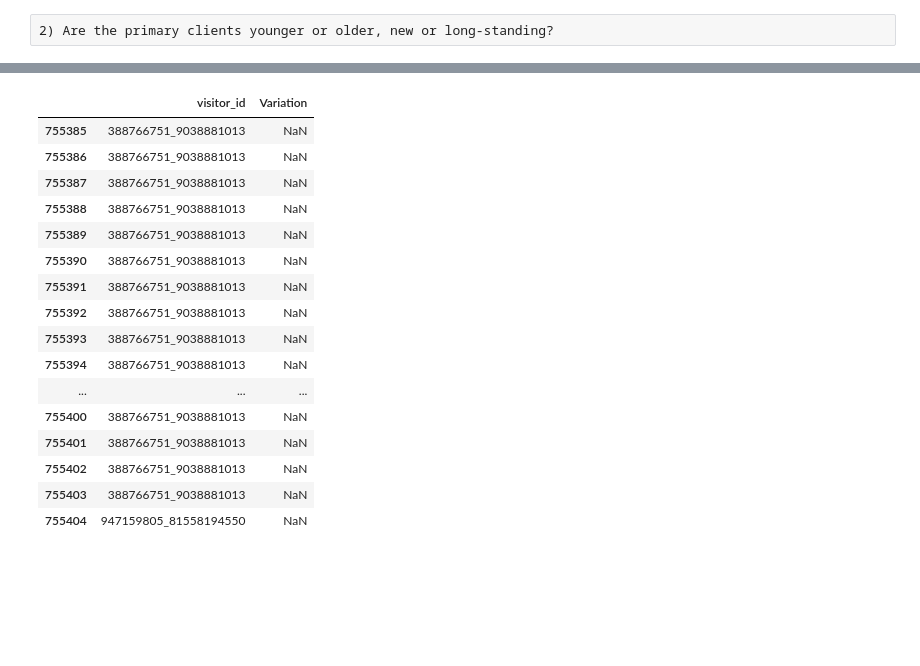
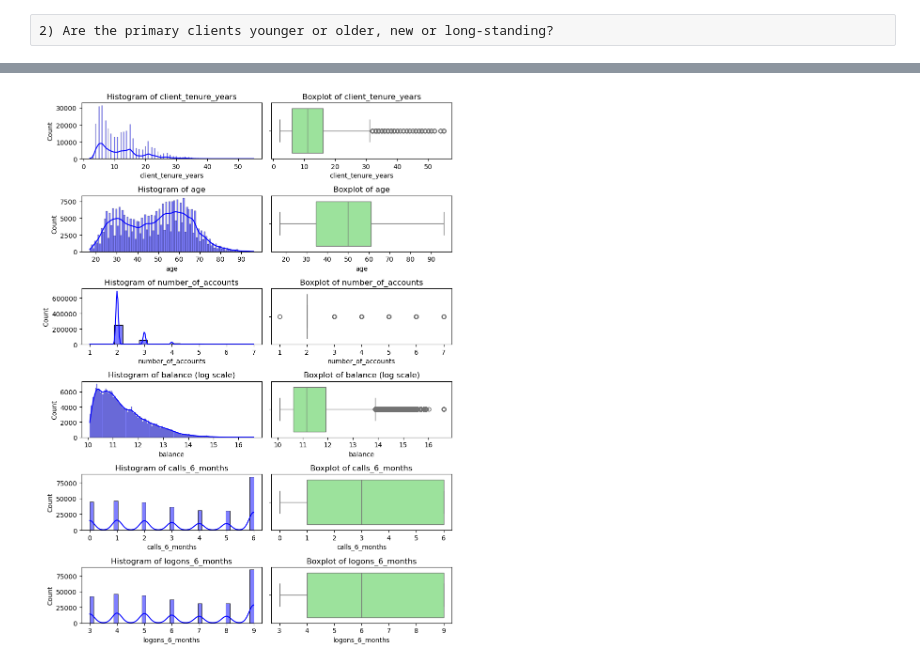
Before and after one commit to KmkGska/vanguard-ab-test, a Jupyter notebook: notebooks/Project_main_notebook.ipynb, the cells around one changed output, grey strips where cells are left out. Cells and saved outputs as stored; diff of their text form; code cells hidden in the pictures; blank space fills up the shorter version.

```diff
--- a/notebooks/Project_main_notebook.ipynb
+++ b/notebooks/Project_main_notebook.ipynb
@@ -31,21 +18,0 @@ df_full.head()
-# %%
-new_df = df_full[["visitor_id", "Variation"]]
-new_df.tail(20)
-# %% [output]
-|  | visitor_id | Variation |
-| 755385 | 388766751_9038881013 | NaN |
-| 755386 | 388766751_9038881013 | NaN |
-| 755387 | 388766751_9038881013 | NaN |
-| 755388 | 388766751_9038881013 | NaN |
-| 755389 | 388766751_9038881013 | NaN |
-| 755390 | 388766751_9038881013 | NaN |
-| 755391 | 388766751_9038881013 | NaN |
-| 755392 | 388766751_9038881013 | NaN |
-| 755393 | 388766751_9038881013 | NaN |
-| 755394 | 388766751_9038881013 | NaN |
-| ... | ... | ... |
-| 755400 | 388766751_9038881013 | NaN |
-| 755401 | 388766751_9038881013 | NaN |
-| 755402 | 388766751_9038881013 | NaN |
-| 755403 | 388766751_9038881013 | NaN |
-| 755404 | 947159805_81558194550 | NaN |
@@ -55,0 +19,4 @@ new_df.tail(20)
+# %%
+functions.all_charts(imports.df_clients)
+# %% [output]
+[figure, added]
```
Also changed, not shown: parts of 48 cells of this notebook, 13 other files.
